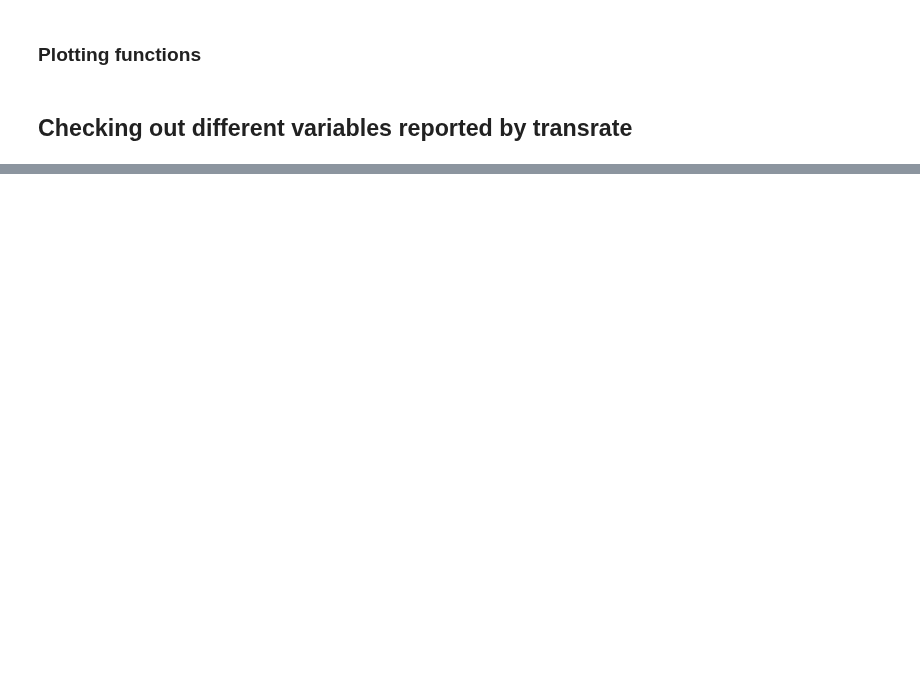
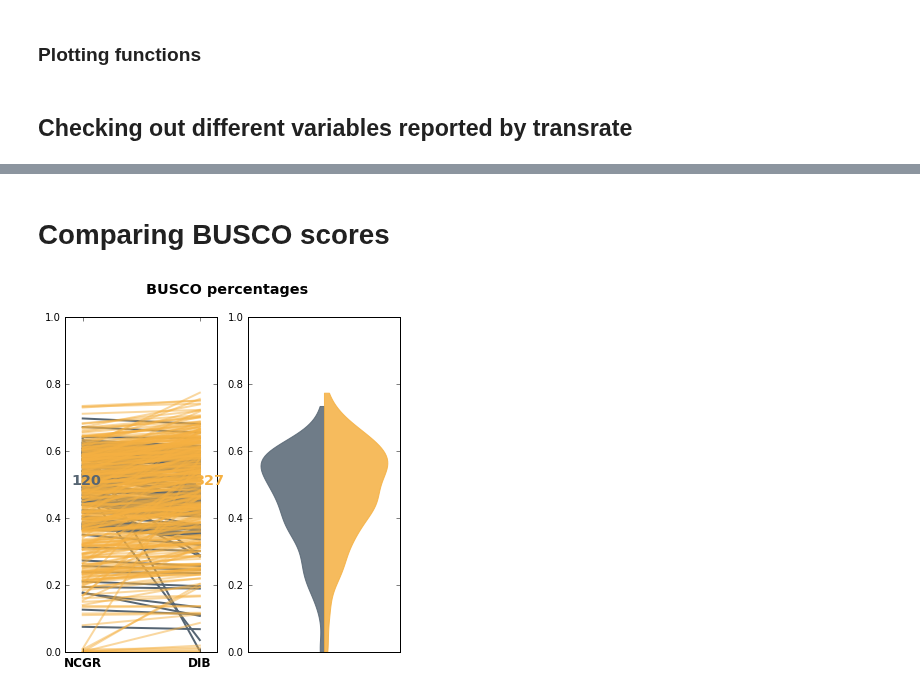
Before and after one commit to johnsolk/MMETSP, a Jupyter notebook: notebooks/MMETSP_Trinity_transrate_busco_scores_scatter.ipynb, the cells around one changed output, grey strips where cells are left out. Cells and saved outputs as stored; diff of their text form; code cells hidden in the pictures; blank space fills up the shorter version.

```diff
--- a/notebooks/MMETSP_Trinity_transrate_busco_scores_scatter.ipynb
+++ b/notebooks/MMETSP_Trinity_transrate_busco_scores_scatter.ipynb
@@ -23,16 +35,18 @@ sra_map = sra_run[['Run', 'SampleName']]
 # %%
-file_dib_v_ncgr = "../assembly_evaluation_data/transrate_reference_scores_nt.csv"
-file_ncgr_v_dib = "../assembly_evaluation_data/transrate_reverse_scores_nt.csv"
-
 # Load in df and add the mmetsp/sra information
 dib_v_ncgr = pd.read_csv(file_dib_v_ncgr)
 dib_v_ncgr = pd.merge(sra_map, dib_v_ncgr, on='Run')
 ncgr_v_dib = pd.read_csv(file_ncgr_v_dib)
 ncgr_v_dib = pd.merge(sra_map, ncgr_v_dib, on='SampleName')
 
-#Set indexing value
-ncgr_v_dib = ncgr_v_dib.set_index('Run')
-dib_v_ncgr = dib_v_ncgr.set_index('Run')
+ncgr_busco = pd.read_csv(file_ncgr_busco)
+ncgr_busco = pd.merge(sra_map,ncgr_busco,on="SampleName")
 
-dib_v_ncgr = dib_v_ncgr.drop_duplicates()
-ncgr_v_dib = ncgr_v_dib.drop_duplicates()
+dib_busco = pd.read_csv(file_dib_busco)
+dib_busco = pd.merge(sra_map,dib_busco,on="Run")
+
+ncgr_transrate = pd.read_csv(file_ncgr_transrate_scores)
+ncgr_transrate = pd.merge(sra_map,ncgr_transrate,on="SampleName")
+
+dib_transrate = pd.read_csv(file_dib_transrate_scores)
+dib_transrate = pd.merge(sra_map,dib_transrate,on="Run")
@@ -39,3 +91,18 @@ ncgr_v_dib = ncgr_v_dib.drop_duplicates()
+# %%
+#Set indexing value
+ncgr_v_dib = ncgr_v_dib.set_index('Run')
+dib_v_ncgr = dib_v_ncgr.set_index('Run')
+dib_busco = dib_busco.set_index('Run')
+ncgr_busco = ncgr_busco.set_index('Run')
+dib_transrate = dib_transrate.set_index('Run')
+ncgr_transrate = ncgr_transrate.set_index('Run')
+
+dib_v_ncgr = dib_v_ncgr.drop_duplicates()
+ncgr_v_dib = ncgr_v_dib.drop_duplicates()
+dib_busco = dib_busco.drop_duplicates()
+ncgr_busco = ncgr_busco.drop_duplicates()
+dib_transrate = dib_transrate.drop_duplicates()
+ncgr_transrate = ncgr_transrate.drop_duplicates()
 # %% [markdown]
 ### Plotting functions
 # %%
@@ -120,0 +188,6 @@ mean_orf_percent, fig, ax = create_plots(ncgr_v_dib, dib_v_ncgr, 'mean_orf_perce
+# %% [markdown]
+# Comparing BUSCO scores
+# %%
+busco_scores, fig, ax = create_plots(ncgr_busco,dib_busco,'Complete_BUSCO_perc', 'BUSCO percentages',ymax=1.0, ypos=0.5)
+# %% [output]
+[figure, added]
```
Also changed, not shown: parts of 12 cells of this notebook, 3 other files.
